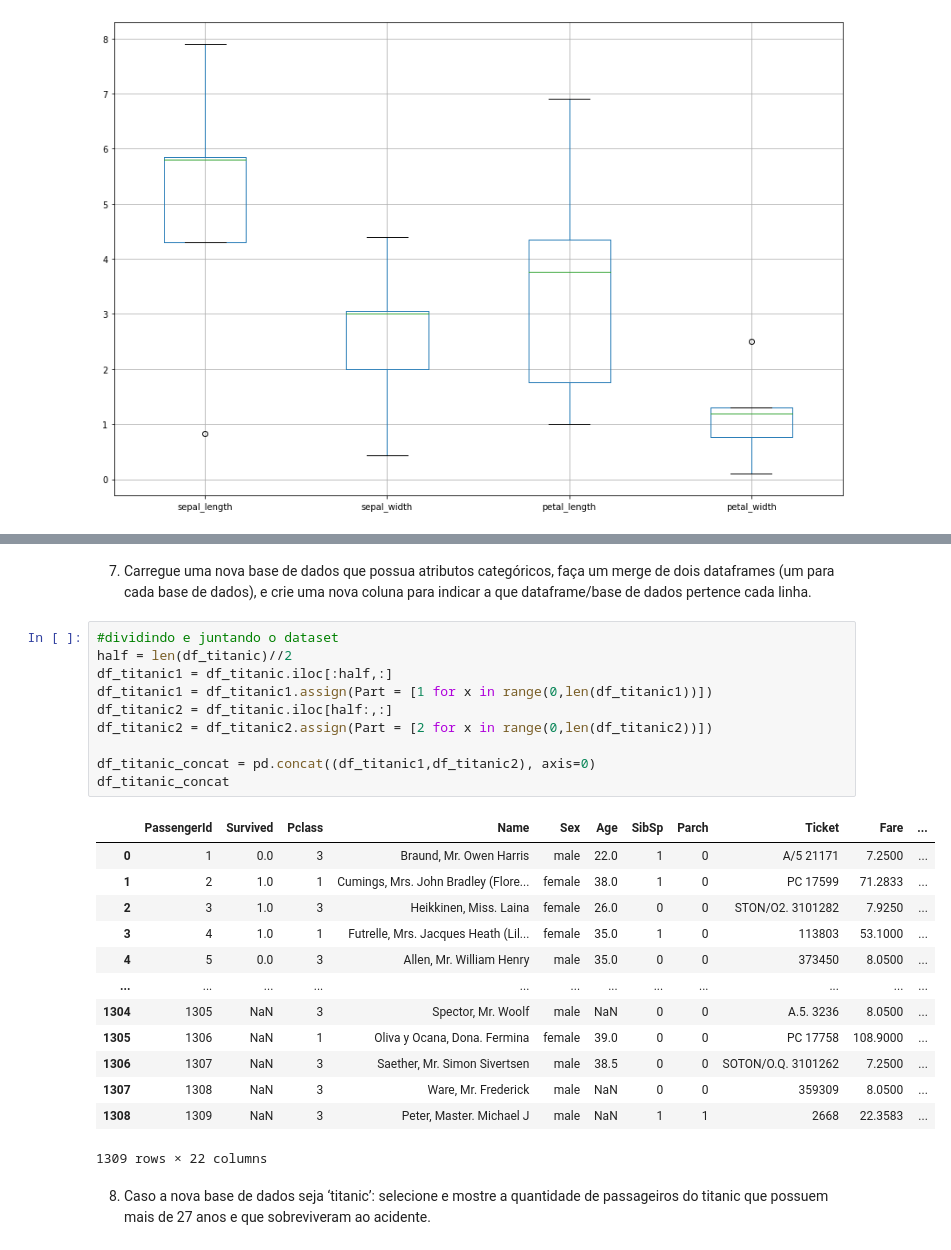
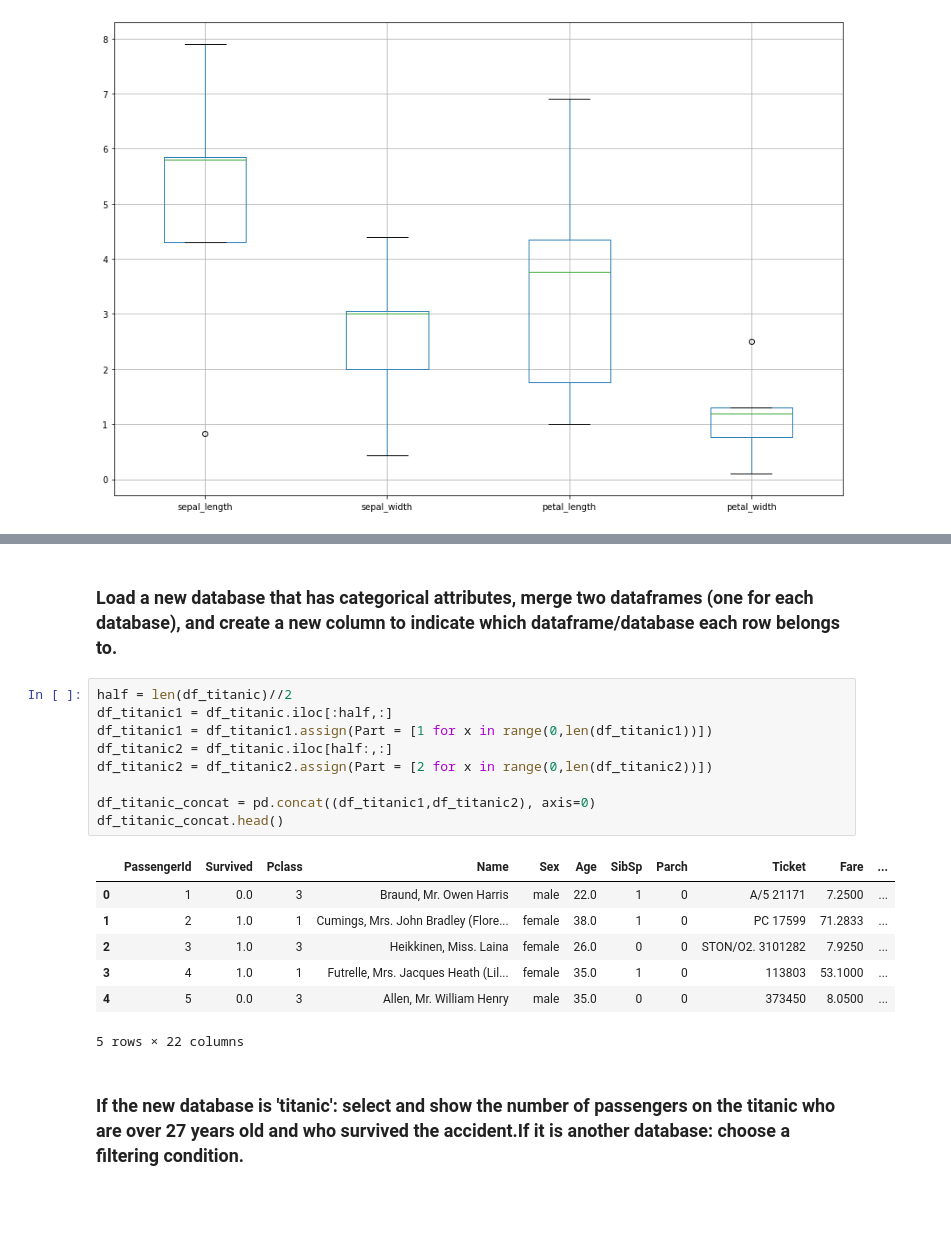
Before and after one commit to fcoprata/Review-Python, a Jupyter notebook: Analyzing_iris.ipynb, the cells around one changed output, grey strips where cells are left out. Cells and saved outputs as stored; diff of their text form; blank space fills up the shorter version.

```diff
--- a/Analyzing_iris.ipynb
+++ b/Analyzing_iris.ipynb
@@ -174,37 +144,26 @@ matrix.transpose().describe().loc[['mean','std','min','max'],:]
 | std | 0.685815 | 0.452995 | 1.692913 | 0.738614 |
 | min | 4.300000 | 2.000000 | 1.000000 | 0.100000 |
 | max | 7.700000 | 4.400000 | 6.900000 | 2.500000 |
-# %% [markdown]
-7) Carregue uma nova base de dados que possua atributos categóricos, faça um
-merge de dois dataframes (um para cada base de dados), e crie uma nova coluna
-para indicar a que dataframe/base de dados pertence cada linha.
+# %% [markdown]
+### Load a new database that has categorical attributes, merge two dataframes (one for each database), and create a new column to indicate which dataframe/database each row belongs to.
 # %%
-#dividindo e juntando o dataset
 half = len(df_titanic)//2
 df_titanic1 = df_titanic.iloc[:half,:]
 df_titanic1 = df_titanic1.assign(Part = [1 for x in range(0,len(df_titanic1))])
 df_titanic2 = df_titanic.iloc[half:,:]
 df_titanic2 = df_titanic2.assign(Part = [2 for x in range(0,len(df_titanic2))])
 
 df_titanic_concat = pd.concat((df_titanic1,df_titanic2), axis=0)
-df_titanic_concat
+df_titanic_concat.head()
 # %% [output]
 |  | PassengerId | Survived | Pclass | Name | Sex | Age | SibSp | Parch | Ticket | Fare | ... |
 | 0 | 1 | 0.0 | 3 | Braund, Mr. Owen Harris | male | 22.0 | 1 | 0 | A/5 21171 | 7.2500 | ... |
 | 1 | 2 | 1.0 | 1 | Cumings, Mrs. John Bradley (Flore... | female | 38.0 | 1 | 0 | PC 17599 | 71.2833 | ... |
 | 2 | 3 | 1.0 | 3 | Heikkinen, Miss. Laina | female | 26.0 | 0 | 0 | STON/O2. 3101282 | 7.9250 | ... |
 | 3 | 4 | 1.0 | 1 | Futrelle, Mrs. Jacques Heath (Lil... | female | 35.0 | 1 | 0 | 113803 | 53.1000 | ... |
 | 4 | 5 | 0.0 | 3 | Allen, Mr. William Henry | male | 35.0 | 0 | 0 | 373450 | 8.0500 | ... |
-| ... | ... | ... | ... | ... | ... | ... | ... | ... | ... | ... | ... |
-| 1304 | 1305 | NaN | 3 | Spector, Mr. Woolf | male | NaN | 0 | 0 | A.5. 3236 | 8.0500 | ... |
-| 1305 | 1306 | NaN | 1 | Oliva y Ocana, Dona. Fermina | female | 39.0 | 0 | 0 | PC 17758 | 108.9000 | ... |
-| 1306 | 1307 | NaN | 3 | Saether, Mr. Simon Sivertsen | male | 38.5 | 0 | 0 | SOTON/O.Q. 3101262 | 7.2500 | ... |
-| 1307 | 1308 | NaN | 3 | Ware, Mr. Frederick | male | NaN | 0 | 0 | 359309 | 8.0500 | ... |
-| 1308 | 1309 | NaN | 3 | Peter, Master. Michael J | male | NaN | 1 | 1 | 2668 | 22.3583 | ... |
-1309 rows × 22 columns
+5 rows × 22 columns
-# %% [markdown]
-8) Caso a nova base de dados seja ‘titanic’: selecione e mostre a quantidade de
-passageiros do titanic que possuem mais de 27 anos e que sobreviveram ao
-acidente.
+# %% [markdown]
+### If the new database is 'titanic': select and show the number of passengers on the titanic who are over 27 years old and who survived the accident.If it is another database: choose a filtering condition.
 # %%
 df_query = df_titanic_concat.query('Age > 27 and Survived == 1 ')
```
Also changed, not shown: parts of 27 cells of this notebook.
